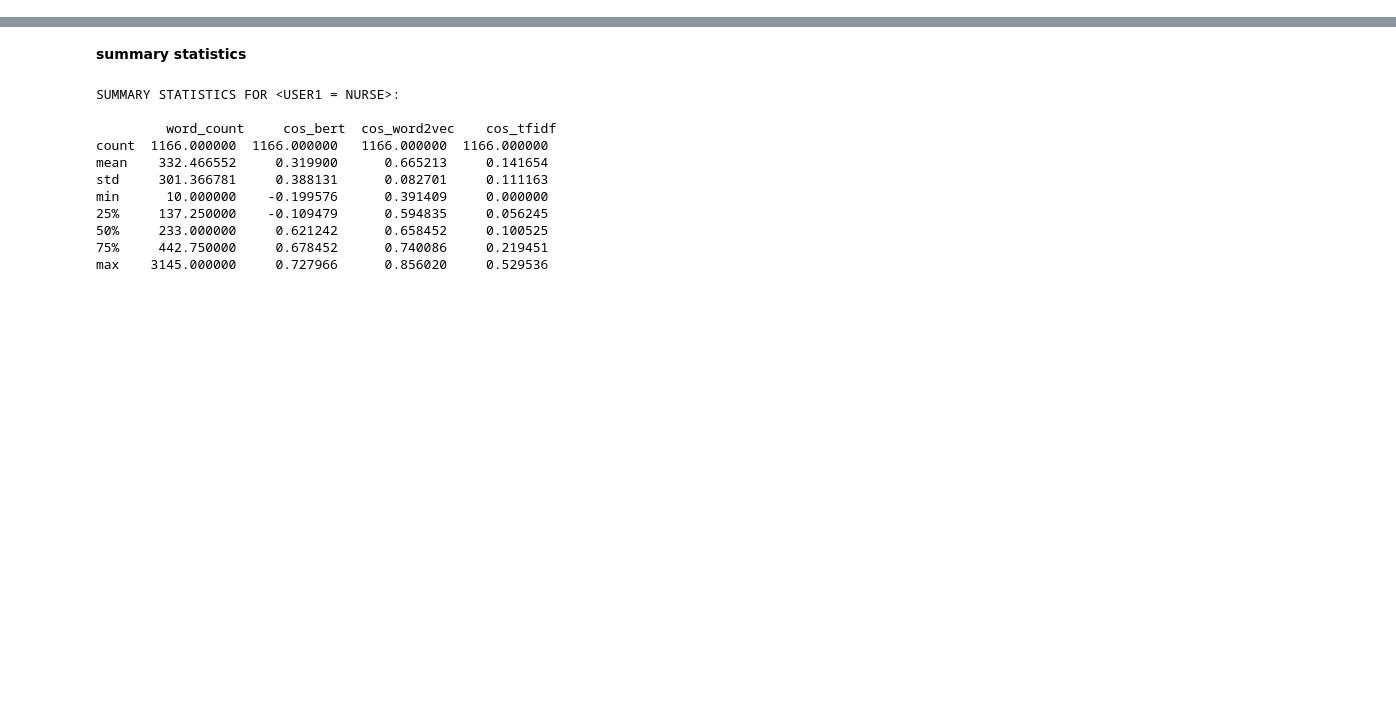
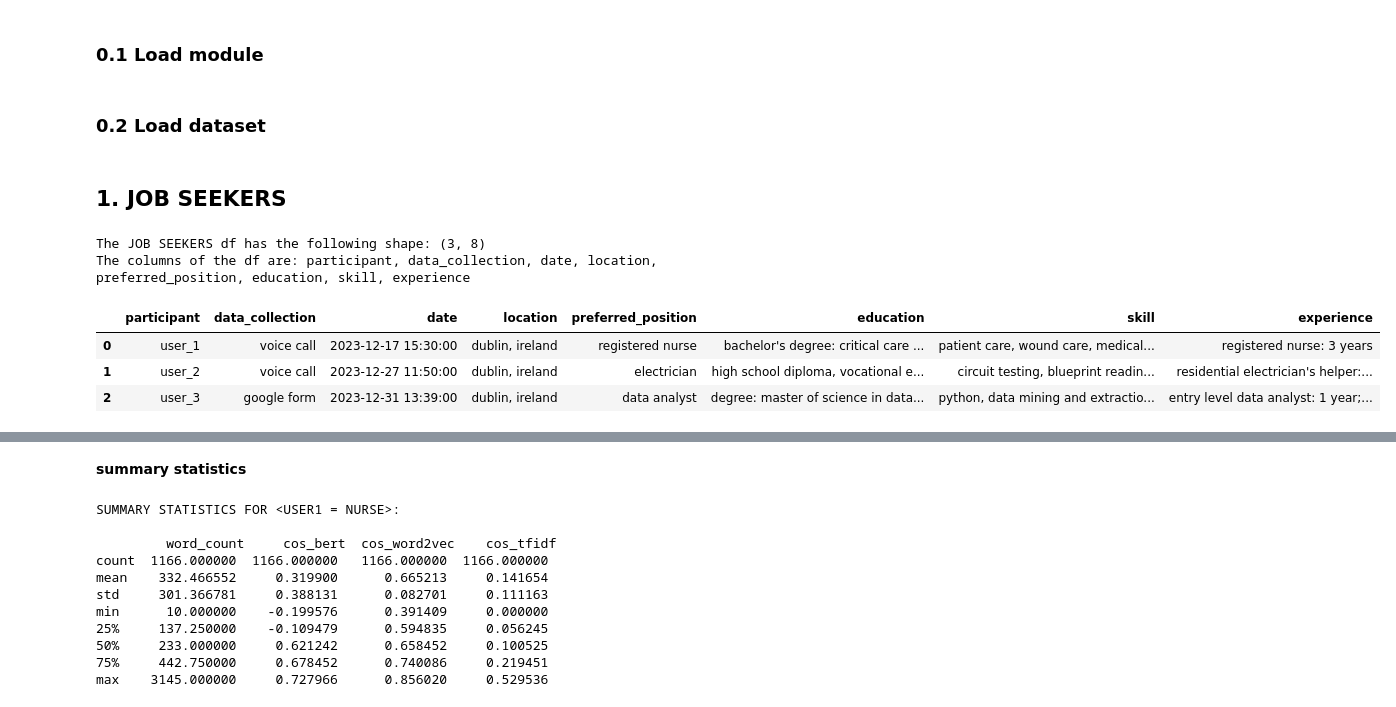
Before and after one commit to temulenbd/project-text-represetation-techniques, a Jupyter notebook: 5. human judgement.ipynb, the cells around one changed output, grey strips where cells are left out. Drawn from its saved outputs; the diff is of its cells as text; code cells hidden in the pictures; blank space fills up the shorter version.

```diff
--- a/5. human judgement.ipynb
+++ b/5. human judgement.ipynb
@@ -3 +7,3 @@ RANKING
+# %% [markdown]
+### 0.1 Load module
 # %%
@@ -8,0 +16,18 @@ import random
+# %% [markdown]
+### 0.2 Load dataset
+# %%
+df_jobseeker = pd.read_csv('data_jobseeker.csv', index_col=None)
+# %% [markdown]
+## 1. JOB SEEKERS
+# %%
+print('The JOB SEEKERS df has the following shape:', df_jobseeker.shape)
+print('The columns of the df are:', ', '.join(df_jobseeker.columns.tolist()))
+
+df_jobseeker
+# %% [output]
+The JOB SEEKERS df has the following shape: (3, 8)
+The columns of the df are: participant, data_collection, date, location, preferred_position, education, skill, experience
+|  | participant | data_collection | date | location | preferred_position | education | skill | experience |
+| 0 | user_1 | voice call | 2023-12-17 15:30:00 | dublin, ireland | registered nurse | bachelor's degree: critical care ... | patient care, wound care, medical... | registered nurse: 3 years |
+| 1 | user_2 | voice call | 2023-12-27 11:50:00 | dublin, ireland | electrician | high school diploma, vocational e... | circuit testing, blueprint readin... | residential electrician's helper:... |
+| 2 | user_3 | google form | 2023-12-31 13:39:00 | dublin, ireland | data analyst | degree: master of science in data... | python, data mining and extractio... | entry level data analyst: 1 year;... |
```
Also changed, not shown: parts of 28 cells of this notebook, 2 other files.
